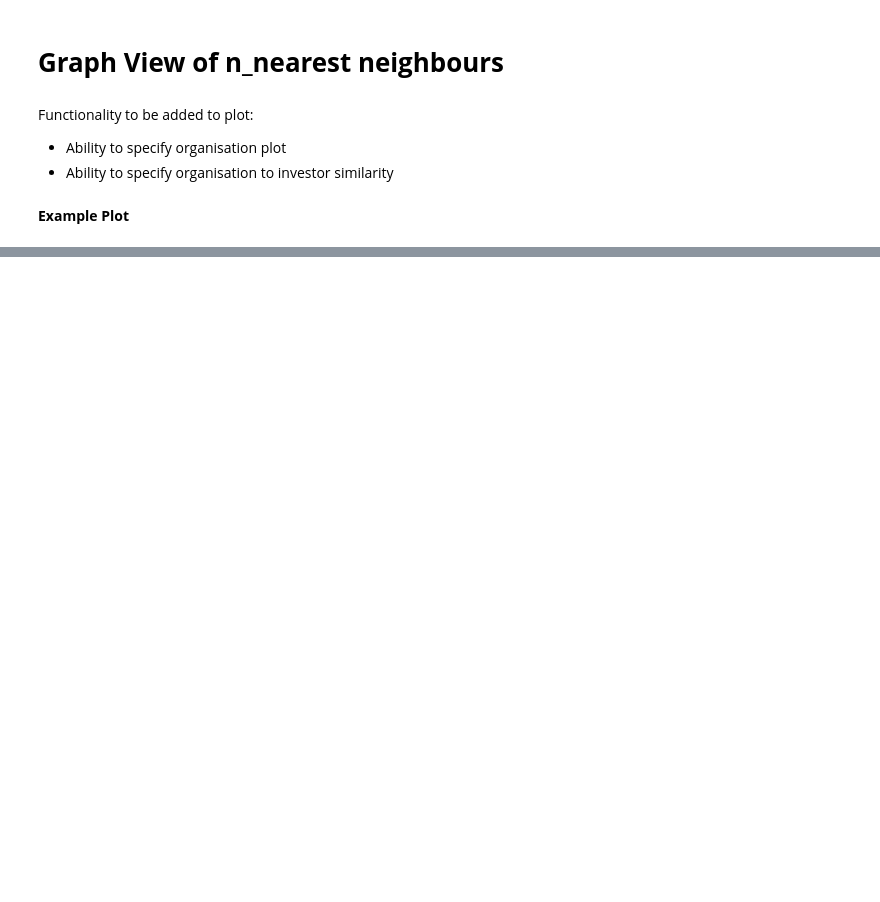
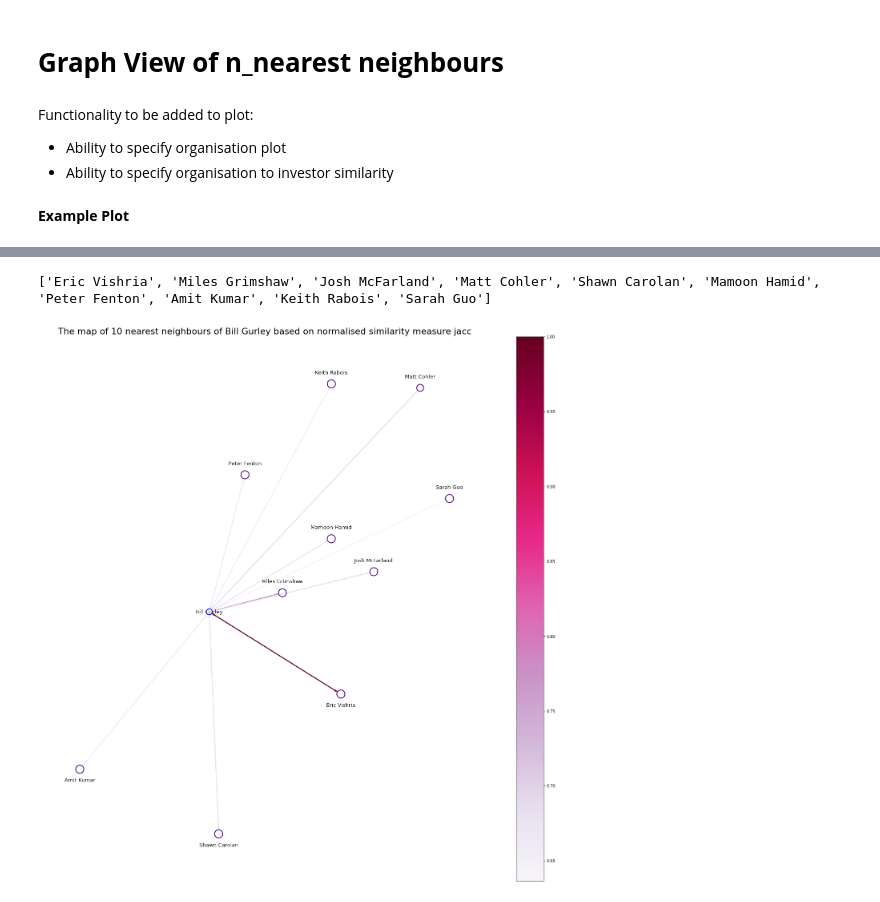
Before and after one commit to chloe-cyc/Vela_Midas, a Jupyter notebook: Vela_Twitter_Midas.ipynb, the cells around one changed output, grey strips where cells are left out. Saved outputs shown, nothing was run; the diff lists cells and outputs as text; code cells hidden in the pictures; blank space fills up the shorter version.

```diff
--- a/Vela_Twitter_Midas.ipynb
+++ b/Vela_Twitter_Midas.ipynb
@@ -480,0 +513,5 @@ A_dist = plot_n_nearest_neighbours("Matt Miller", similarity = ("jacc"), min_no_
+# %%
+A_dist = plot_n_nearest_neighbours("Bill Gurley", similarity = ("jacc"), min_no_total_likes = 500, min_user_likes = 0, n=10)
+# %% [output]
+['Eric Vishria', 'Miles Grimshaw', 'Josh McFarland', 'Matt Cohler', 'Shawn Carolan', 'Mamoon Hamid', 'Peter Fenton', 'Amit Kumar', 'Keith Rabois', 'Sarah Guo']
+[figure, added]
```
Also changed, not shown: parts of 9 cells of this notebook.
